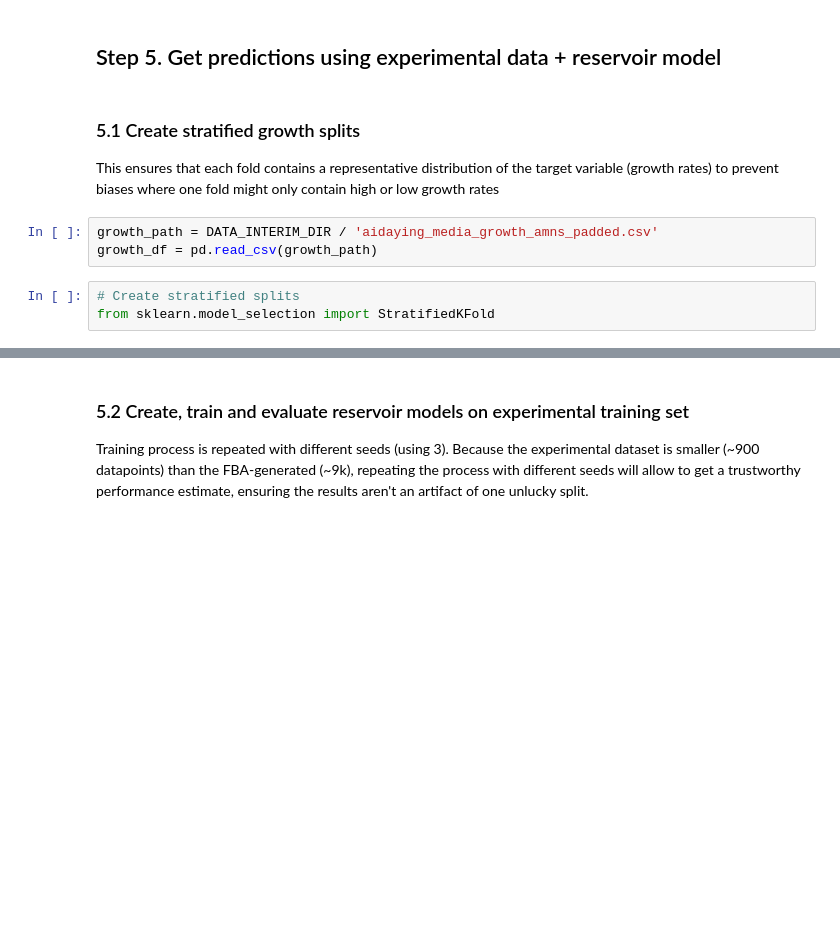
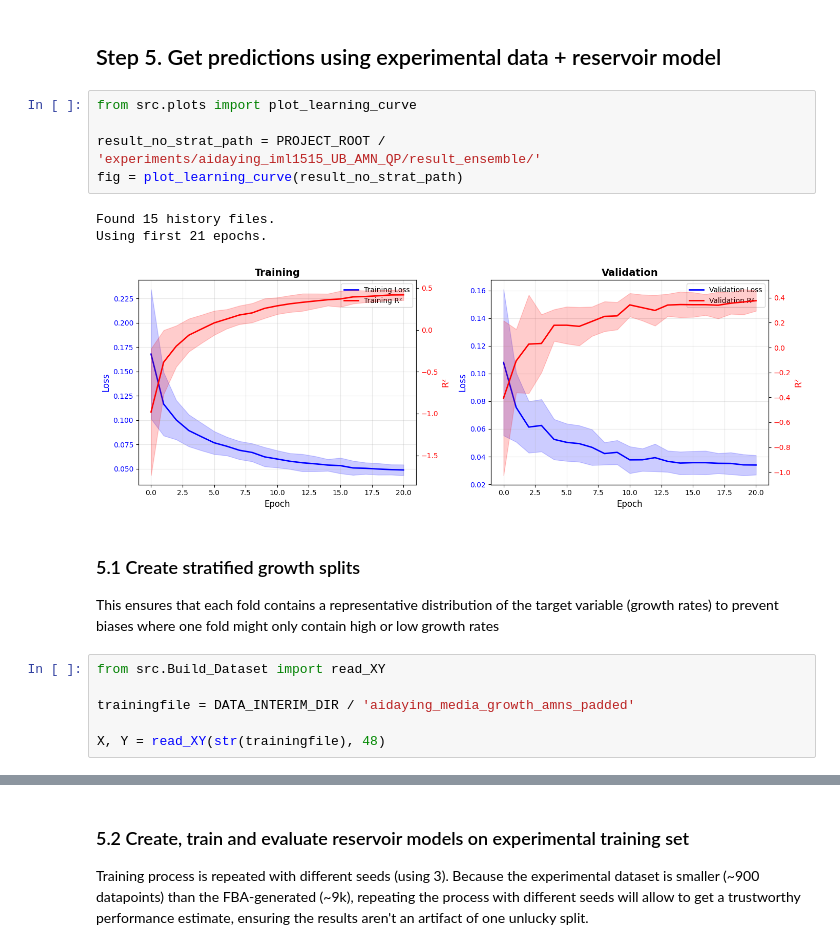
Before and after one commit to lyach/artificial-metabolic-networks, a Jupyter notebook: notebooks/Tutorial_Aida_LC.ipynb, the cells around one changed output, grey strips where cells are left out. Drawn from its saved outputs; the diff is of its cells as text; blank space fills up the shorter version.

```diff
--- a/notebooks/Tutorial_Aida_LC.ipynb
+++ b/notebooks/Tutorial_Aida_LC.ipynb
@@ -666,12 +682,21 @@ from src.Build_Model_Wrappers import *
 # %% [markdown]
 ## Step 5.  Get predictions using experimental data + reservoir model
+# %%
+from src.plots import plot_learning_curve
+
+result_no_strat_path = PROJECT_ROOT / 'experiments/aidaying_iml1515_UB_AMN_QP/result_ensemble/'
+fig = plot_learning_curve(result_no_strat_path)
+# %% [output]
+Found 15 history files.
+Using first 21 epochs.
+[figure, added]
 # %% [markdown]
 ### 5.1 Create stratified growth splits
 
 This ensures that each fold contains a representative distribution of the target variable (growth rates) to prevent biases where one fold might only contain high or low growth rates
 # %%
-growth_path = DATA_INTERIM_DIR / 'aidaying_media_growth_amns_padded.csv'
-growth_df = pd.read_csv(growth_path)
+from src.Build_Dataset import read_XY
+
+trainingfile = DATA_INTERIM_DIR / 'aidaying_media_growth_amns_padded'
+
+X, Y = read_XY(str(trainingfile), 48)
-# %%
-# Create stratified splits
-from sklearn.model_selection import StratifiedKFold
```
Also changed, not shown: parts of 13 cells of this notebook, 5 other files.
